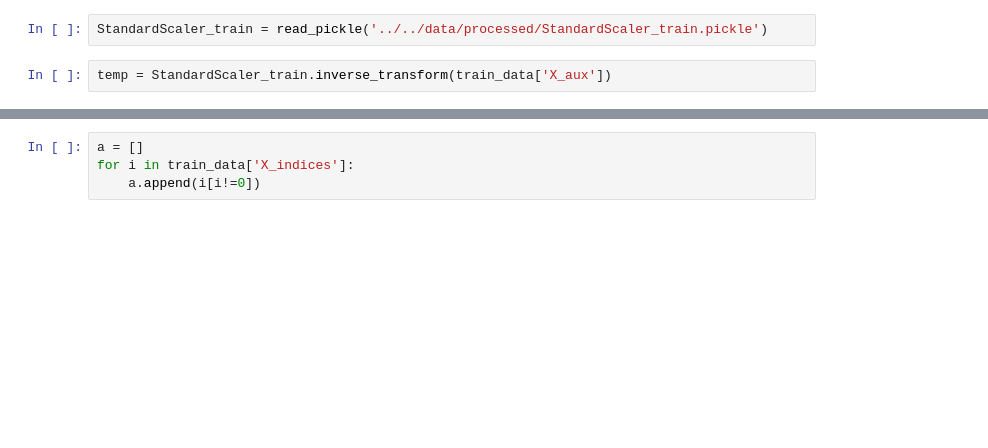
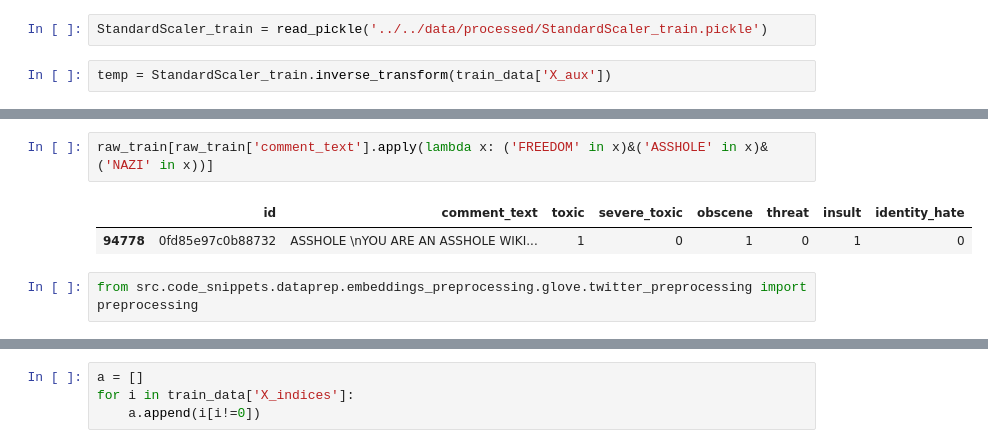
Before and after one commit to samirchar/toxic_comments, a Jupyter notebook: notebooks/train.ipynb, the cells around one changed output, grey strips where cells are left out. Cells and saved outputs as stored; diff of their text form; blank space fills up the shorter version.

```diff
--- a/notebooks/train.ipynb
+++ b/notebooks/train.ipynb
@@ -79,0 +83,7 @@ temp = StandardScaler_train.inverse_transform(train_data['X_aux'])
+# %%
+raw_train[raw_train['comment_text'].apply(lambda x: ('FREEDOM' in x)&('ASSHOLE' in x)&('NAZI' in x))]
+# %% [output]
+|  | id | comment_text | toxic | severe_toxic | obscene | threat | insult | identity_hate |
+| 94778 | 0fd85e97c0b88732 | ASSHOLE \nYOU ARE AN ASSHOLE WIKI... | 1 | 0 | 1 | 0 | 1 | 0 |
+# %%
+from src.code_snippets.dataprep.embeddings_preprocessing.glove.twitter_preprocessing import preprocessing
```
Also changed, not shown: parts of 17 cells of this notebook, 3 other files.
